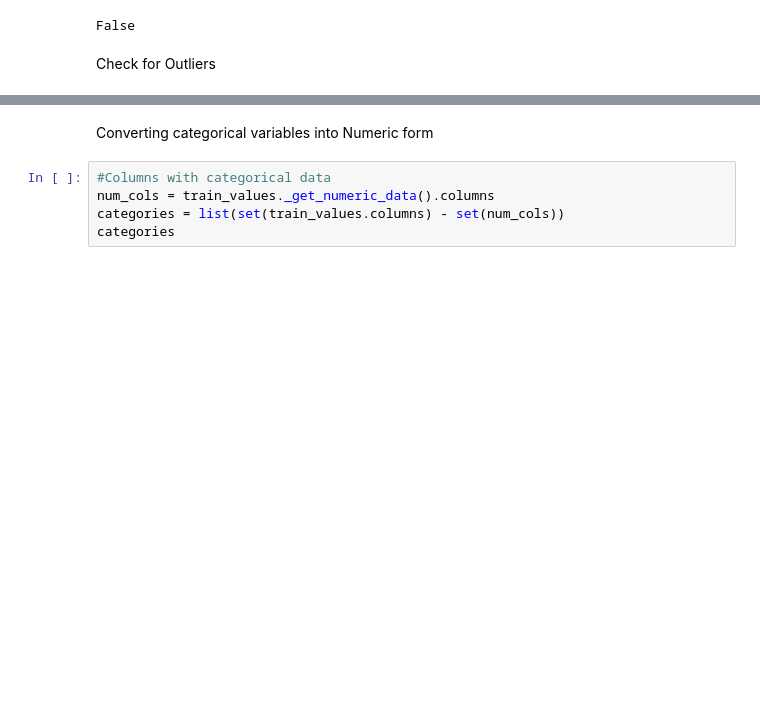
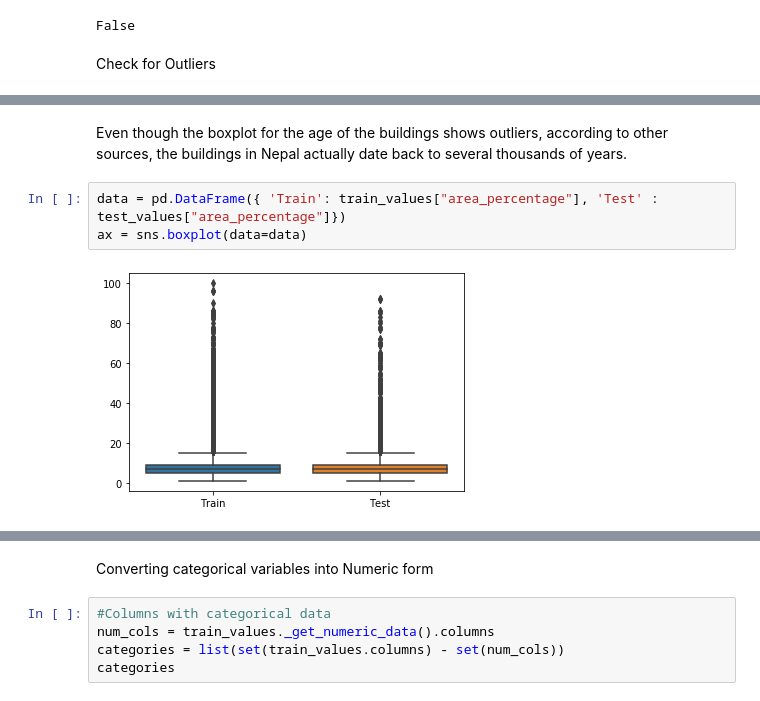
Before and after one commit to aishwarya-1/data_analytics_project, a Jupyter notebook: basic_analysis_EDA.ipynb, the cells around one changed output, grey strips where cells are left out. Cells and saved outputs as stored; diff of their text form; blank space fills up the shorter version.

Commit message:
checked for outliers

```diff
--- a/basic_analysis_EDA.ipynb
+++ b/basic_analysis_EDA.ipynb
@@ -90,0 +95,7 @@ Check for Outliers
+# %% [markdown]
+Even though the boxplot for the age of the buildings shows outliers, according to other sources, the buildings in Nepal actually date back to several thousands of years.
+# %%
+data = pd.DataFrame({ 'Train': train_values["area_percentage"], 'Test' : test_values["area_percentage"]})
+ax = sns.boxplot(data=data)
+# %% [output]
+[figure, added]
```
Also changed, not shown: parts of 14 cells of this notebook.
